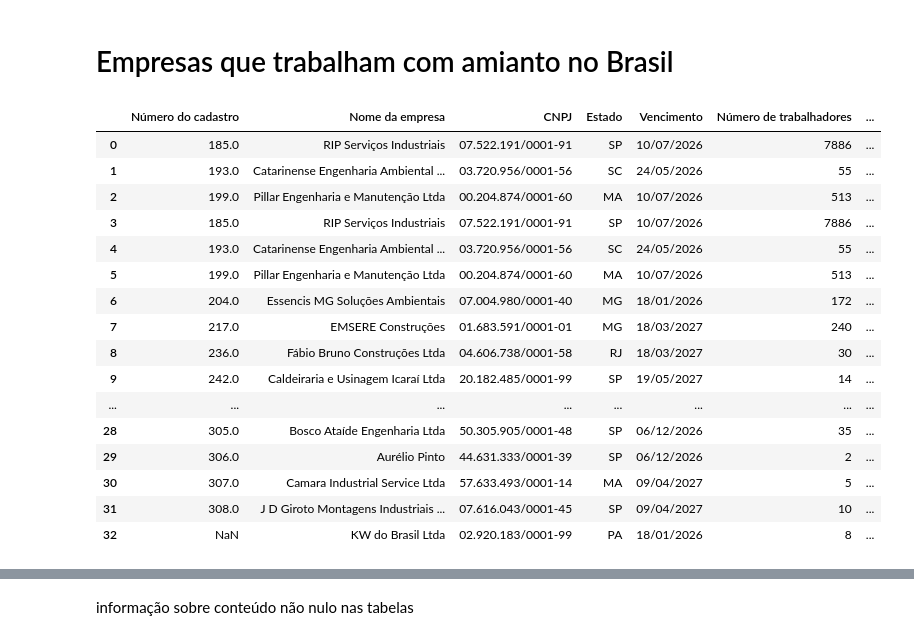
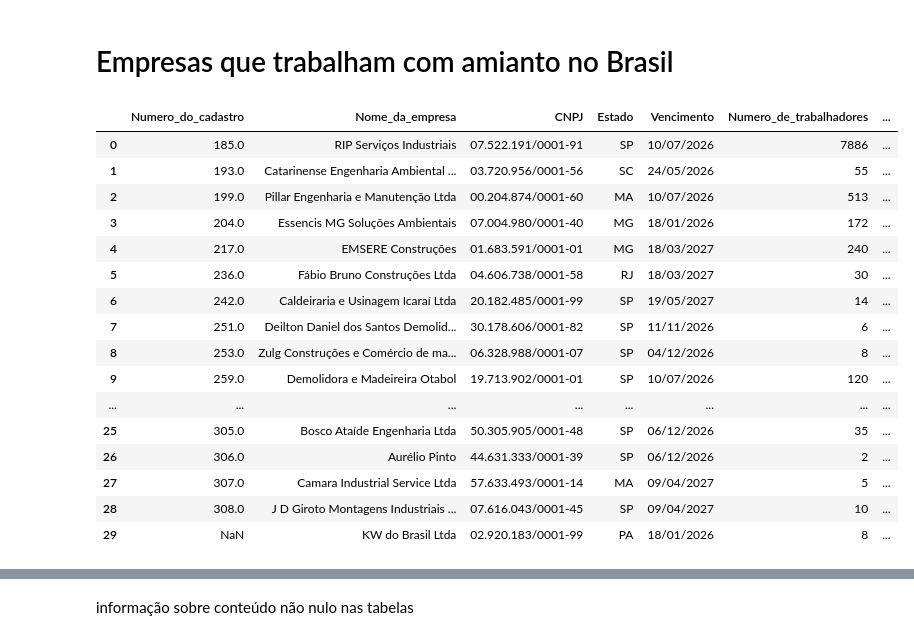
Before and after one commit to joaovcar/trabalho-com-amianto-por-empresas, a Jupyter notebook: Amianto.ipynb, the cells around one changed output, grey strips where cells are left out. Drawn from its saved outputs; the diff is of its cells as text; code cells hidden in the pictures.

```diff
--- a/Amianto.ipynb
+++ b/Amianto.ipynb
@@ -12,26 +12,26 @@ import seaborn as sns
 # %% [markdown]
 # Empresas que trabalham com amianto no Brasil
 # %%
-empresas_amianto = pd.read_csv("https://raw.githubusercontent.com/joaovcar/trabalho-com-amianto-por-empresas/refs/heads/main/cadastro_empresas_remocao_asbesto_amianto-20052025-1.csv?token=GHSAT0AAAAAADEUHDHECEMW2ZK2SR2354LS2BZ7WOA")
+empresas_amianto = pd.read_csv("https://raw.githubusercontent.com/joaovcar/trabalho-com-amianto-por-empresas/refs/heads/main/cadastro_empresas_remocao_asbesto_amianto-20052025-1.csv")
 empresas_amianto.head(33)
 # %% [output]
-|  | Número do cadastro | Nome da empresa | CNPJ | Estado | Vencimento | Número de trabalhadores | ... |
+|  | Numero_do_cadastro | Nome_da_empresa | CNPJ | Estado | Vencimento | Numero_de_trabalhadores | ... |
 | 0 | 185.0 | RIP Serviços Industriais | 07.522.191/0001-91 | SP | 10/07/2026 | 7886 | ... |
 | 1 | 193.0 | Catarinense Engenharia Ambiental ... | 03.720.956/0001-56 | SC | 24/05/2026 | 55 | ... |
 | 2 | 199.0 | Pillar Engenharia e Manutenção Ltda | 00.204.874/0001-60 | MA | 10/07/2026 | 513 | ... |
-| 3 | 185.0 | RIP Serviços Industriais | 07.522.191/0001-91 | SP | 10/07/2026 | 7886 | ... |
-| 4 | 193.0 | Catarinense Engenharia Ambiental ... | 03.720.956/0001-56 | SC | 24/05/2026 | 55 | ... |
-| 5 | 199.0 | Pillar Engenharia e Manutenção Ltda | 00.204.874/0001-60 | MA | 10/07/2026 | 513 | ... |
-| 6 | 204.0 | Essencis MG Soluções Ambientais | 07.004.980/0001-40 | MG | 18/01/2026 | 172 | ... |
-| 7 | 217.0 | EMSERE Construções | 01.683.591/0001-01 | MG | 18/03/2027 | 240 | ... |
-| 8 | 236.0 | Fábio Bruno Construções Ltda | 04.606.738/0001-58 | RJ | 18/03/2027 | 30 | ... |
-| 9 | 242.0 | Caldeiraria e Usinagem Icaraí Ltda | 20.182.485/0001-99 | SP | 19/05/2027 | 14 | ... |
+| 3 | 204.0 | Essencis MG Soluções Ambientais | 07.004.980/0001-40 | MG | 18/01/2026 | 172 | ... |
+| 4 | 217.0 | EMSERE Construções | 01.683.591/0001-01 | MG | 18/03/2027 | 240 | ... |
+| 5 | 236.0 | Fábio Bruno Construções Ltda | 04.606.738/0001-58 | RJ | 18/03/2027 | 30 | ... |
+| 6 | 242.0 | Caldeiraria e Usinagem Icaraí Ltda | 20.182.485/0001-99 | SP | 19/05/2027 | 14 | ... |
+| 7 | 251.0 | Deilton Daniel dos Santos Demolid... | 30.178.606/0001-82 | SP | 11/11/2026 | 6 | ... |
+| 8 | 253.0 | Zulg Construções e Comércio de ma... | 06.328.988/0001-07 | SP | 04/12/2026 | 8 | ... |
+| 9 | 259.0 | Demolidora e Madeireira Otabol | 19.713.902/0001-01 | SP | 10/07/2026 | 120 | ... |
 | ... | ... | ... | ... | ... | ... | ... | ... |
-| 28 | 305.0 | Bosco Ataíde Engenharia Ltda | 50.305.905/0001-48 | SP | 06/12/2026 | 35 | ... |
-| 29 | 306.0 | Aurélio Pinto | 44.631.333/0001-39 | SP | 06/12/2026 | 2 | ... |
-| 30 | 307.0 | Camara Industrial Service Ltda | 57.633.493/0001-14 | MA | 09/04/2027 | 5 | ... |
-| 31 | 308.0 | J D Giroto Montagens Industriais ... | 07.616.043/0001-45 | SP | 09/04/2027 | 10 | ... |
-| 32 | NaN | KW do Brasil Ltda | 02.920.183/0001-99 | PA | 18/01/2026 | 8 | ... |
+| 25 | 305.0 | Bosco Ataíde Engenharia Ltda | 50.305.905/0001-48 | SP | 06/12/2026 | 35 | ... |
+| 26 | 306.0 | Aurélio Pinto | 44.631.333/0001-39 | SP | 06/12/2026 | 2 | ... |
+| 27 | 307.0 | Camara Industrial Service Ltda | 57.633.493/0001-14 | MA | 09/04/2027 | 5 | ... |
+| 28 | 308.0 | J D Giroto Montagens Industriais ... | 07.616.043/0001-45 | SP | 09/04/2027 | 10 | ... |
+| 29 | NaN | KW do Brasil Ltda | 02.920.183/0001-99 | PA | 18/01/2026 | 8 | ... |
 # %%
 empresas_amianto.info()
 # %% [output]
```
Also changed, not shown: parts of 4 cells of this notebook.
